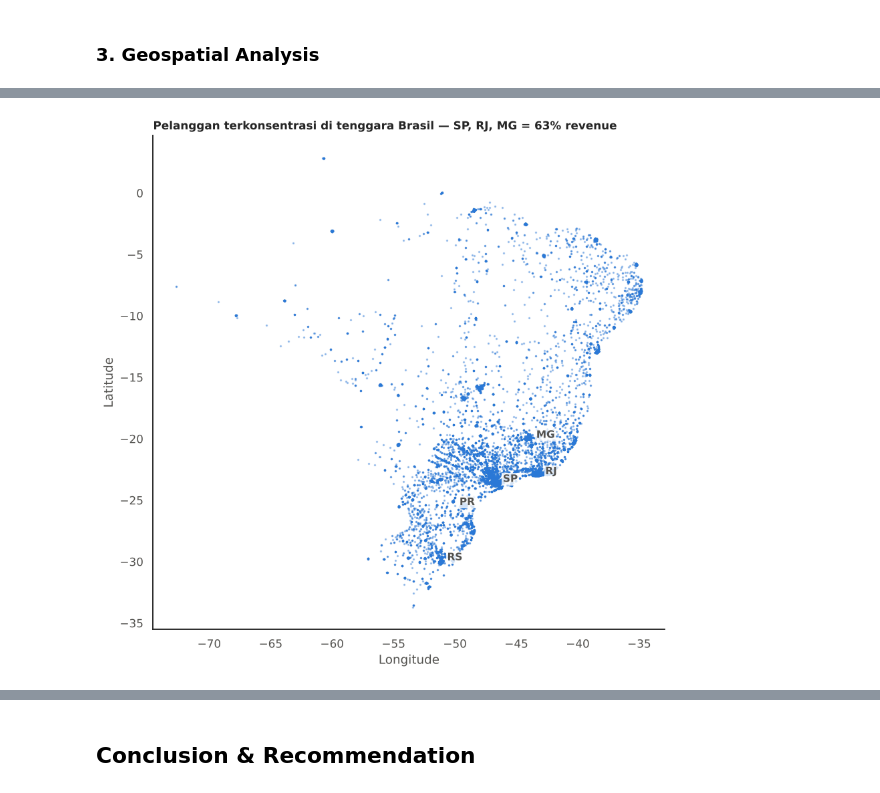
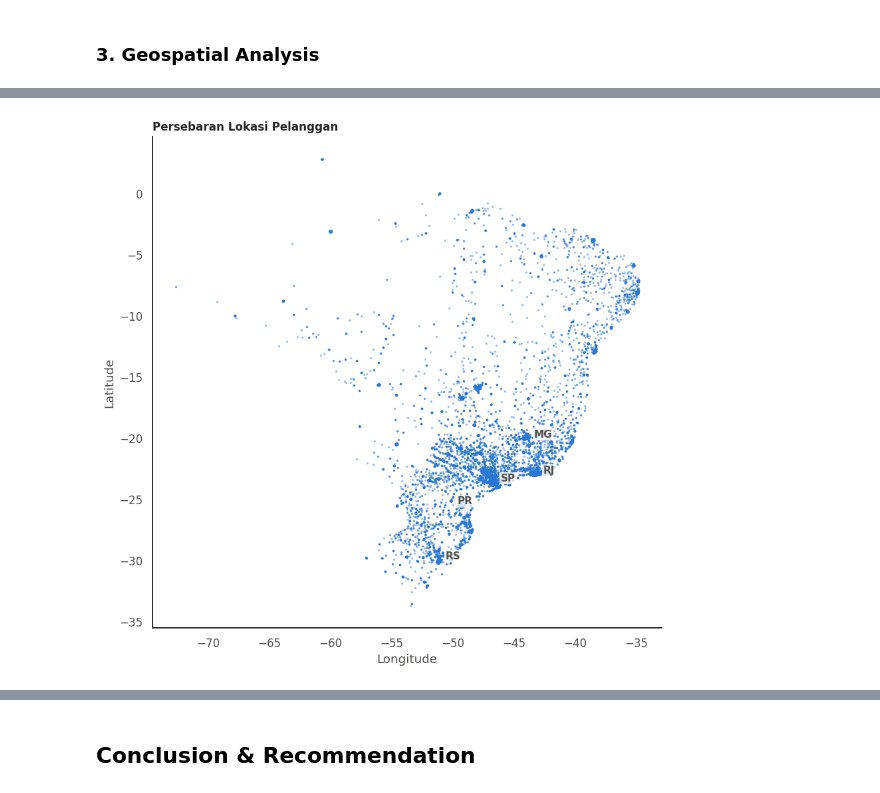
Before and after one commit to catherineasalim/AnalisisE-Commerce, a Jupyter notebook: notebook.ipynb, the cells around one changed output, grey strips where cells are left out. Drawn from its saved outputs; the diff is of its cells as text; code cells hidden in the pictures.

```diff
--- a/notebook.ipynb
+++ b/notebook.ipynb
@@ -1064,18 +1113,17 @@ state_geo.round(2).head(10)
 # %%
 # Peta statis sebaran pelanggan (sampel 30 ribu titik agar ringan)
 pts = all_df.drop_duplicates('customer_unique_id').dropna(subset=['lat', 'lng']).sample(30000, random_state=42)
 fig, ax = plt.subplots(figsize=(8, 8))
 ax.scatter(pts['lng'], pts['lat'], s=1.5, alpha=0.35, color=HIGHLIGHT)
 for st_name, r in state_geo.head(5).iterrows():
     ax.text(r['lng'] + 0.6, r['lat'], st_name, fontsize=10, fontweight='bold', color=TEXT,
             bbox=dict(facecolor='white', edgecolor='none', alpha=0.8, pad=1))
 ax.set_xlabel('Longitude'); ax.set_ylabel('Latitude')
-ax.set_title(f"Pelanggan terkonsentrasi di tenggara Brasil — SP, RJ, MG = "
-             f"{state_geo['revenue_%'].head(3).sum():.0f}% revenue", loc='left', fontsize=11)
+ax.set_title(f"Persebaran Lokasi Pelanggan", loc='left', fontsize=11)
 ax.set_aspect('equal')
 plt.tight_layout()
 plt.show()
 # %% [output]
-[figure, old version]
+[figure, new version]
 # %%
 # Peta interaktif folium: ukuran lingkaran = revenue, warna = tingkat keterlambatan
```
Also changed, not shown: parts of 60 cells of this notebook, 2 other files.
